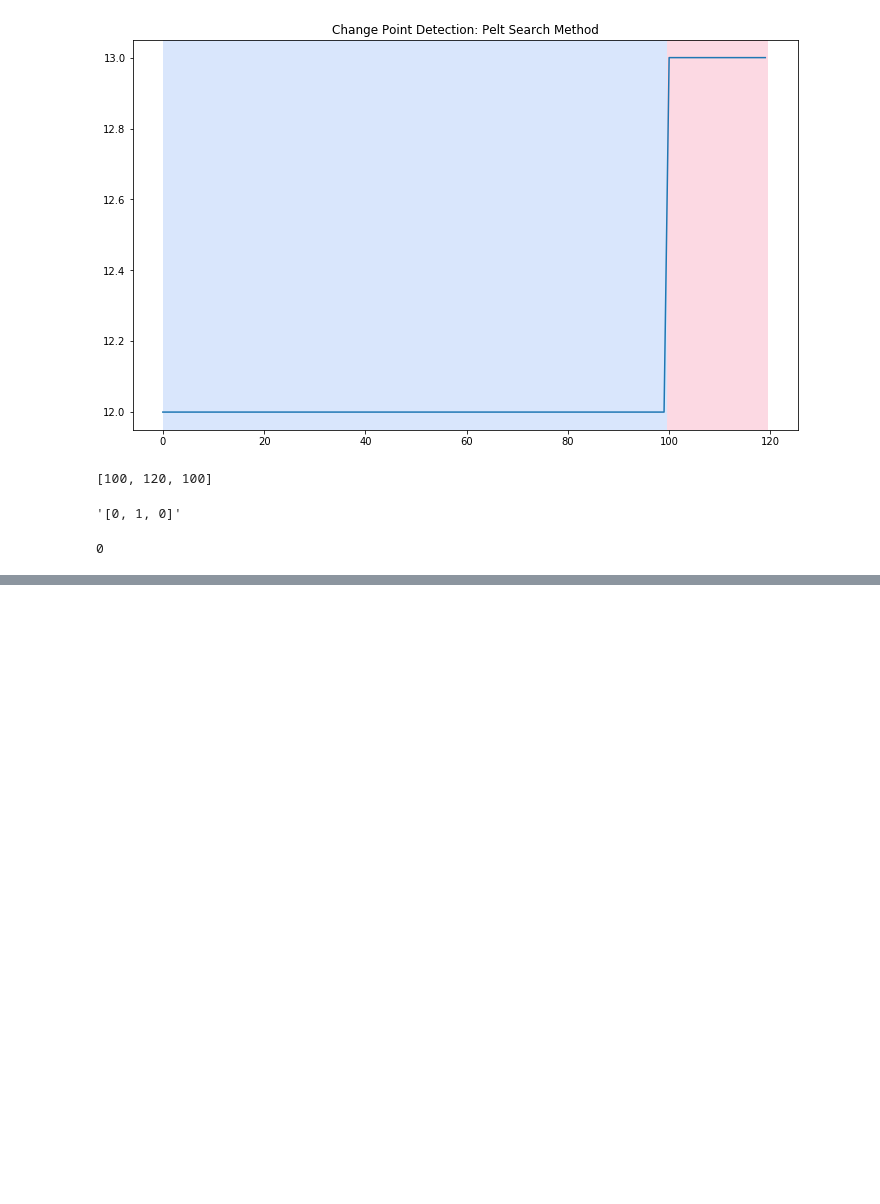
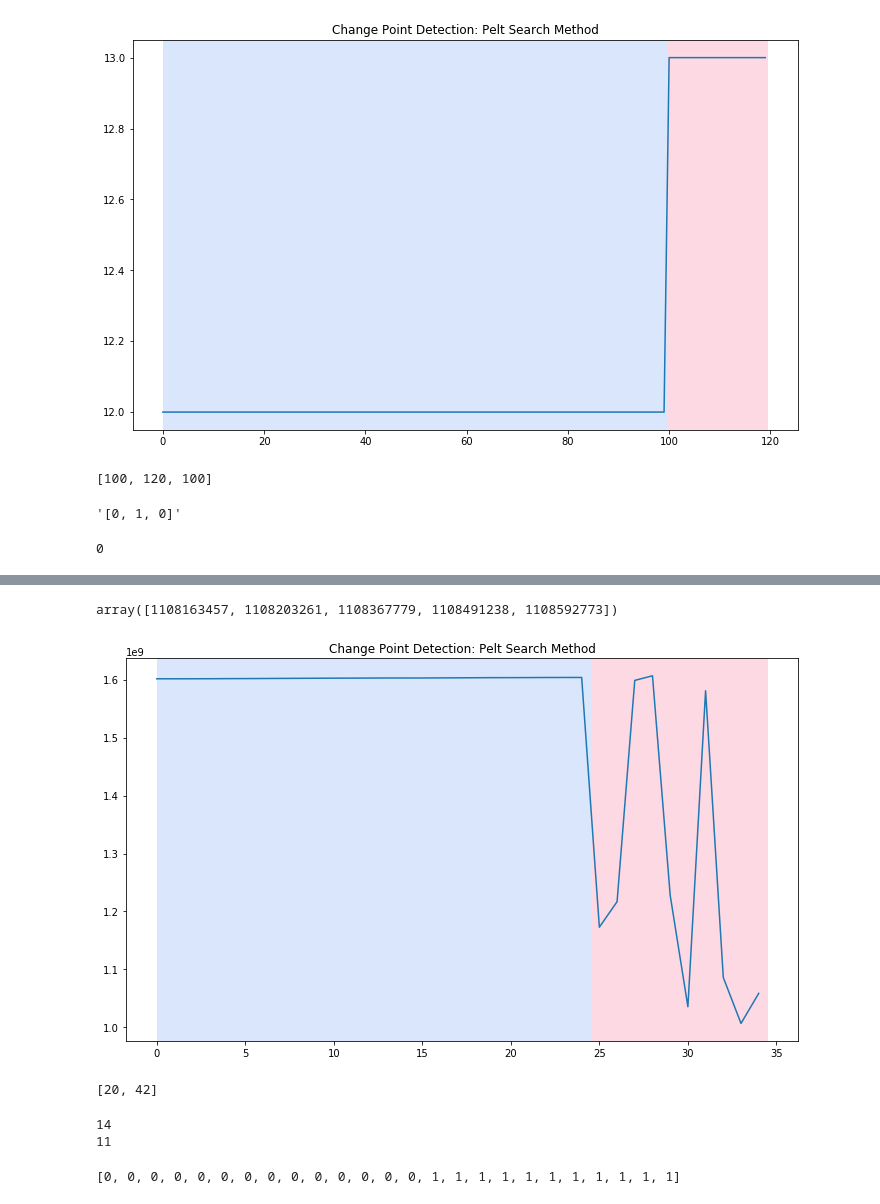
Before and after one commit to kmisterios/Diploma, a Jupyter notebook: Trash.ipynb, the cells around one changed output, grey strips where cells are left out. Cells and saved outputs as stored; diff of their text form; code cells hidden in the pictures; blank space fills up the shorter version.

```diff
--- a/Trash.ipynb
+++ b/Trash.ipynb
@@ -401,0 +437,11 @@ length
+# %%
+schema = {
+    "id": 1,
+    "type" : "object",
+    "properties" : {
+        "name" : {"type" : "string"},
+        "count" : {"type" : "integer"},
+        "price" : {"type" : "number"},
+        "date" : {"type" : "string", "format" : "date-time"}
+    }
+}
@@ -401,0 +530,18 @@ length
+# %%
+dates = []
+dates_sec = []
+# %%
+# for dates
+for i in range(25):
+    try:
+        dates.append(generate_datetime(schema, "date", 2, dates[-1]))
+        dates_sec.append(date_str_to_sec(dates[-1]))
+    except IndexError:
+        dates.append(generate_datetime(schema, "date", 0))
+        dates_sec.append(date_str_to_sec(dates[-1]))
+
+for i in range(10):
+    dates.append(generate_datetime(schema, "date", 0))
+    dates_sec.append(date_str_to_sec(dates[-1]))
+
+print(dates[:5], dates_sec[:5])
@@ -401,0 +550,7 @@ length
+# %%
+#for times
+for i in range(50):
+    dates.append(generate_datetime(schema, "date", 0))
+    dates_sec.append(time_str_to_sec(dates[-1]))
+
+print(dates[:5], dates_sec[:5])
@@ -401,0 +565,39 @@ length
+# %%
+samp = []
+for x in data0 + data1:
+    samp.append(int(date_str_to_sec(x['date'])))
+
+np.array(samp[18:23])
+# %% [output]
+array([1108163457, 1108203261, 1108367779, 1108491238, 1108592773])
+# %%
+datesnp = np.array(dates_sec)
+model="rbf"
+algo = rpt.Pelt(model=model, min_size=1, jump=1).fit(datesnp)
+result = algo.predict(pen=5)
+rpt.show.display(datesnp, result, figsize=(10, 6))
+plt.title('Change Point Detection: Pelt Search Method')
+plt.show()
+# %% [output]
+[figure, added]
+# %%
+result
+# %% [output]
+[20, 42]
+# %%
+sampt = []
+for j in range(len(result)):
+    length = result[j] - 22 if j == 0 else result[j] - result[j - 1]
+    print(length)
+    for k in range(length):
+        if j % 2 == 0:
+            sampt.append(0)
+        else:
+            sampt.append(1)
+# %% [output]
+14
+11
+# %%
+sampt
+# %% [output]
+[0, 0, 0, 0, 0, 0, 0, 0, 0, 0, 0, 0, 0, 0, 1, 1, 1, 1, 1, 1, 1, 1, 1, 1, 1]
```
Also changed, not shown: parts of 16 cells of this notebook, 5 other files.
